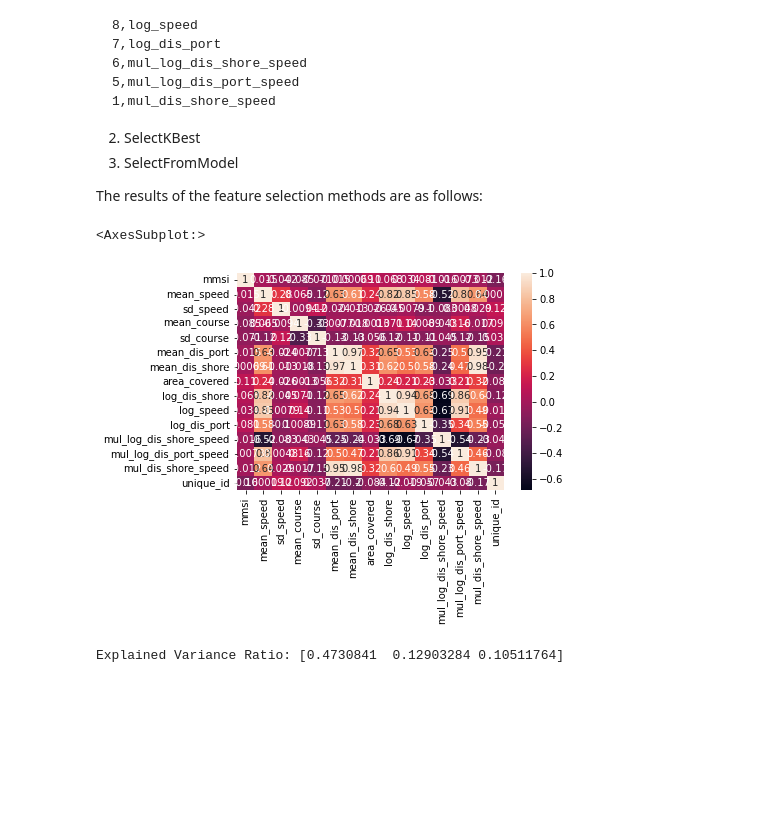
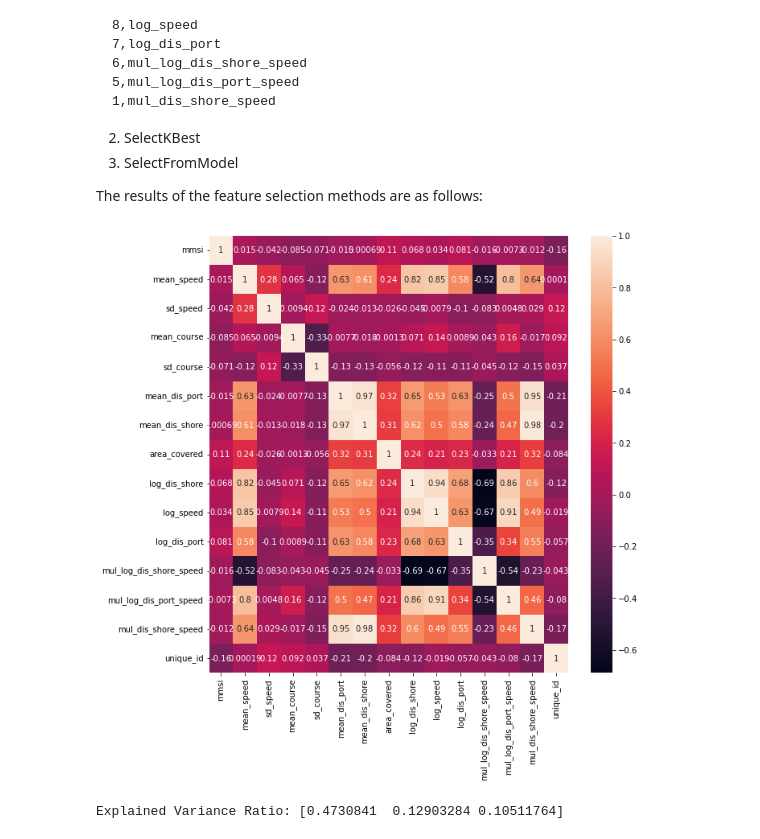
Before and after one commit to VitthalGupta/marine-enhancement, a Jupyter notebook: Codes/data_cleaning.ipynb, the cells around one changed output. Saved outputs shown, nothing was run; the diff lists cells and outputs as text; code cells hidden in the pictures; blank space fills up the shorter version.

```diff
--- a/Codes/data_cleaning.ipynb
+++ b/Codes/data_cleaning.ipynb
@@ -316,19 +341,24 @@ The results of the feature selection methods are as follows:
 
 df_stiched.to_csv('../Data/raw/boat_type_features.csv', index=False)
 # %%
-# Implementing correleation analysis
 import seaborn as sns
+import matplotlib.pyplot as plt
+import pandas as pd
 
+df_stiched = pd.read_csv('../Data/csv/boat_type_features.csv')
+corr = df_stiched.corr()
 
+# Set the figure size
+plt.figure(figsize=(10, 10))
 
-corr = df_stiched.corr()
-# print(corr)
-# corr.to_csv('../Data/raw/correlation.csv', index=False)
-#  creating heatmap for correlation
-sns.heatmap(corr, xticklabels=corr.columns, yticklabels=corr.columns, annot=True)
+# Creating heatmap for correlation
+sns.heatmap(corr, xticklabels=corr.columns,
+            yticklabels=corr.columns, annot=True)
+
+# Display the plot
+plt.show()
 # %% [output]
-<AxesSubplot:>
-[figure, old version]
+[figure, new version]
 # %%
 # Principle Component Analysis
 
```
Also changed, not shown: parts of 5 cells of this notebook, 5 other files.
